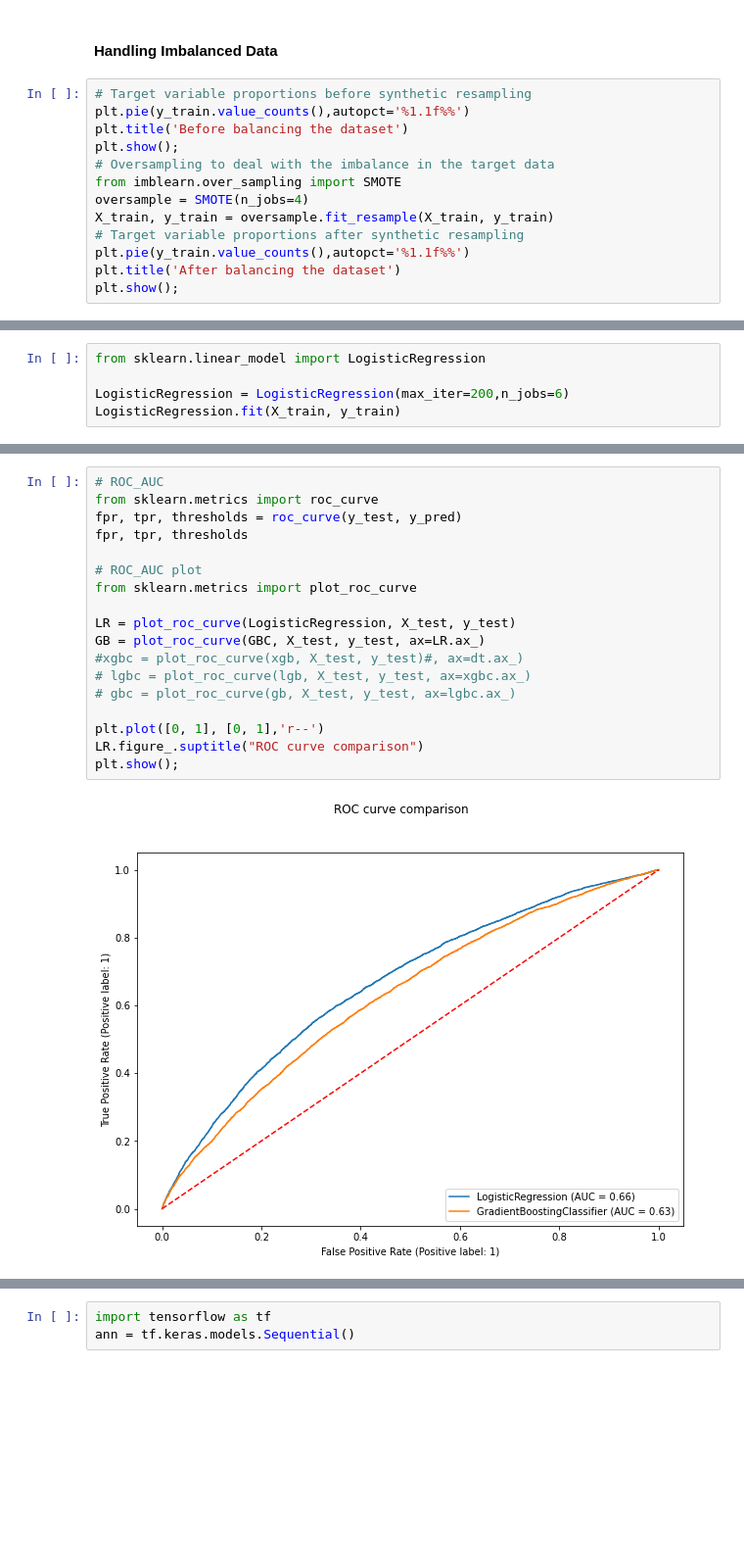
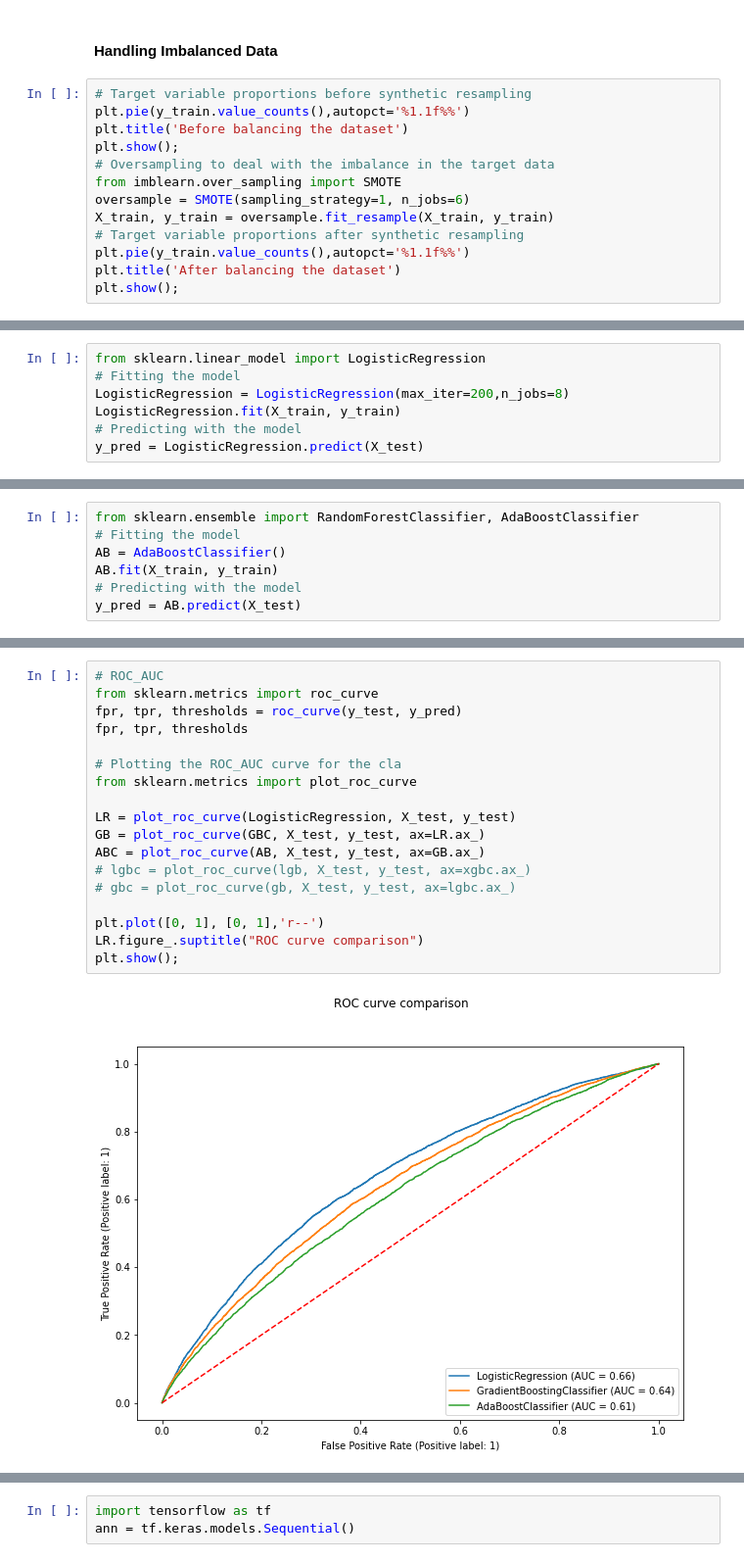
Before and after one commit to SharelCooper/LoanDefaultAnalysisAndMLPredicton, a Jupyter notebook: Loan Defualt Project .ipynb, the cells around one changed output, grey strips where cells are left out. Shown at 98% size. Drawn from its saved outputs; the diff is of its cells as text; blank space fills up the shorter version.

```diff
--- a/Loan Defualt Project .ipynb
+++ b/Loan Defualt Project .ipynb
@@ -950,7 +1069,7 @@ plt.title('Before balancing the dataset')
 plt.show();
 # Oversampling to deal with the imbalance in the target data
 from imblearn.over_sampling import SMOTE
-oversample = SMOTE(n_jobs=4)
+oversample = SMOTE(sampling_strategy=1, n_jobs=6)
 X_train, y_train = oversample.fit_resample(X_train, y_train)
 # Target variable proportions after synthetic resampling
 plt.pie(y_train.value_counts(),autopct='%1.1f%%')
@@ -1047,6 +1166,8 @@ XGBClassifier(base_score=0.5, booster='gbtree', colsample_bylevel=1,
 # %%
 from sklearn.linear_model import LogisticRegression
-
-LogisticRegression = LogisticRegression(max_iter=200,n_jobs=6)
+# Fitting the model
+LogisticRegression = LogisticRegression(max_iter=200,n_jobs=8)
 LogisticRegression.fit(X_train, y_train)
+# Predicting with the model
+y_pred = LogisticRegression.predict(X_test)
 # %% [output]
@@ -1070,0 +1191,7 @@ print(cm)
+# %%
+from sklearn.ensemble import RandomForestClassifier, AdaBoostClassifier
+# Fitting the model
+AB = AdaBoostClassifier()
+AB.fit(X_train, y_train)
+# Predicting with the model
+y_pred = AB.predict(X_test)
@@ -1103,21 +1237,21 @@ scores
 # %%
 # ROC_AUC
 from sklearn.metrics import roc_curve
 fpr, tpr, thresholds = roc_curve(y_test, y_pred)
 fpr, tpr, thresholds
 
-# ROC_AUC plot
+# Plotting the ROC_AUC curve for the cla
 from sklearn.metrics import plot_roc_curve
 
 LR = plot_roc_curve(LogisticRegression, X_test, y_test)
 GB = plot_roc_curve(GBC, X_test, y_test, ax=LR.ax_)
-#xgbc = plot_roc_curve(xgb, X_test, y_test)#, ax=dt.ax_)
+ABC = plot_roc_curve(AB, X_test, y_test, ax=GB.ax_)
 # lgbc = plot_roc_curve(lgb, X_test, y_test, ax=xgbc.ax_)
 # gbc = plot_roc_curve(gb, X_test, y_test, ax=lgbc.ax_)
 
 plt.plot([0, 1], [0, 1],'r--')
 LR.figure_.suptitle("ROC curve comparison")
 plt.show();
 # %% [output]
-[figure, old version]
+[figure, new version]
 # %% [markdown]
```
Also changed, not shown: parts of 53 cells of this notebook.
